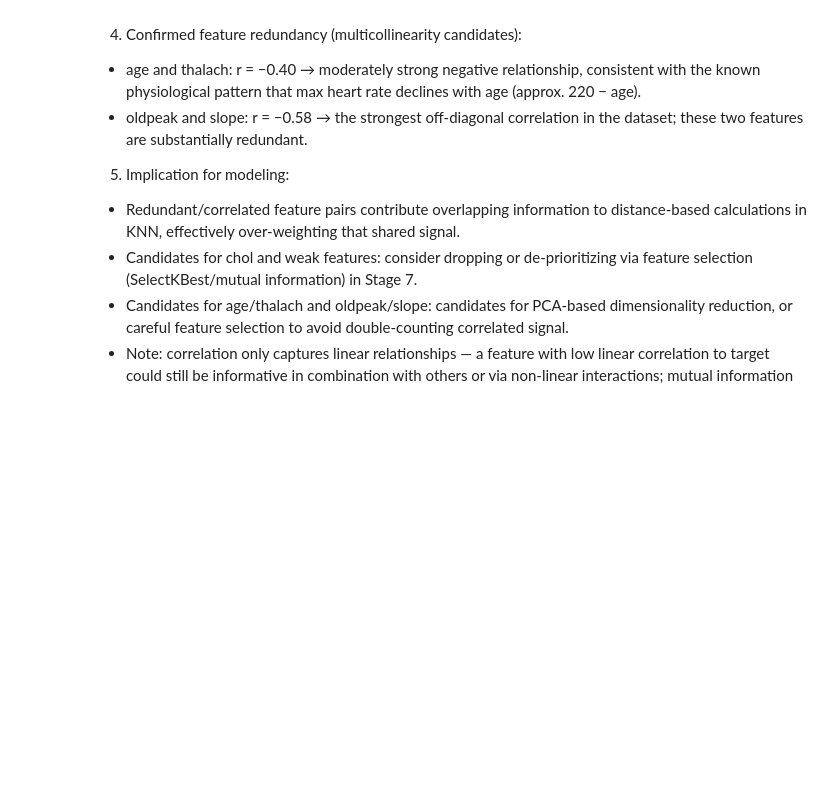
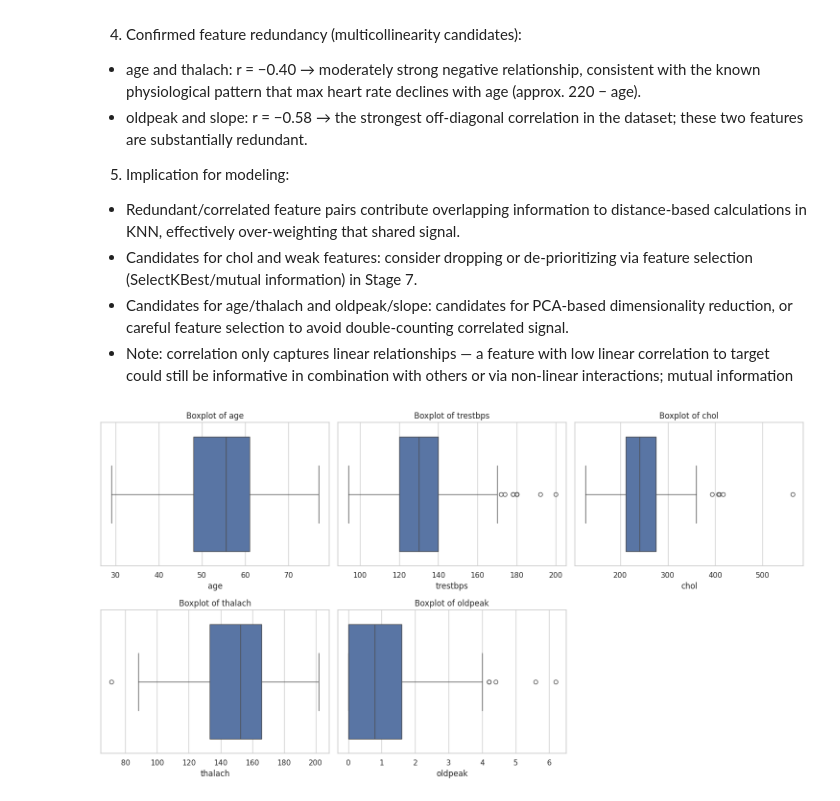
Before and after one commit to VishRoy/kaggle-notebook, a Jupyter notebook: Medical_KNN.ipynb, the cells around one changed output. Drawn from its saved outputs; the diff is of its cells as text; code cells hidden in the pictures; blank space fills up the shorter version.

```diff
--- a/Medical_KNN.ipynb
+++ b/Medical_KNN.ipynb
@@ -236,3 +236,18 @@ plt.show()
 * Candidates for chol and weak features: consider dropping or de-prioritizing via feature selection (SelectKBest/mutual information) in Stage 7.
 * Candidates for age/thalach and oldpeak/slope: candidates for PCA-based dimensionality reduction, or careful feature selection to avoid double-counting correlated signal.
 * Note: correlation only captures linear relationships — a feature with low linear correlation to target could still be informative in combination with others or via non-linear interactions; mutual information
+# %%
+nums_col = ["age", "trestbps", "chol", "thalach", "oldpeak"]
+
+fig, axes = plt.subplots(2, 3, figsize=(15, 8))
+axes = axes.ravel()
+
+for ax, col in zip(axes, nums_col):
+    sns.boxplot(x=df[col], ax=ax)
+    ax.set_title(f"Boxplot of {col}")
+
+axes[-1].axis("off")
+plt.tight_layout()
+plt.show()
+# %% [output]
+[figure, added]
```
Also changed, not shown: parts of 14 cells of this notebook.
